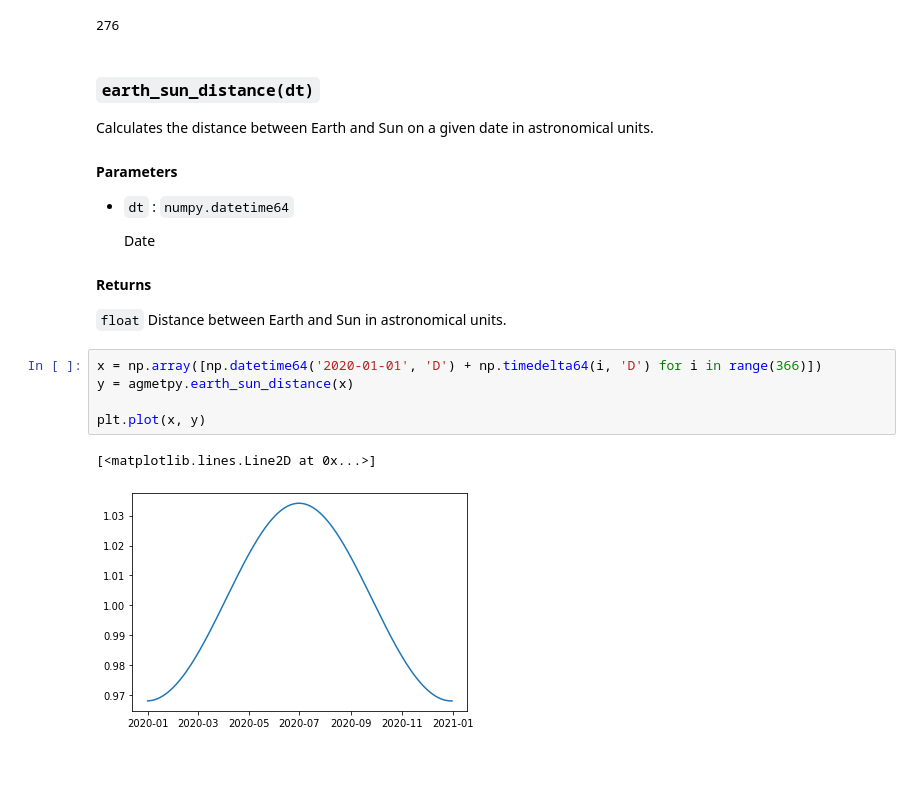
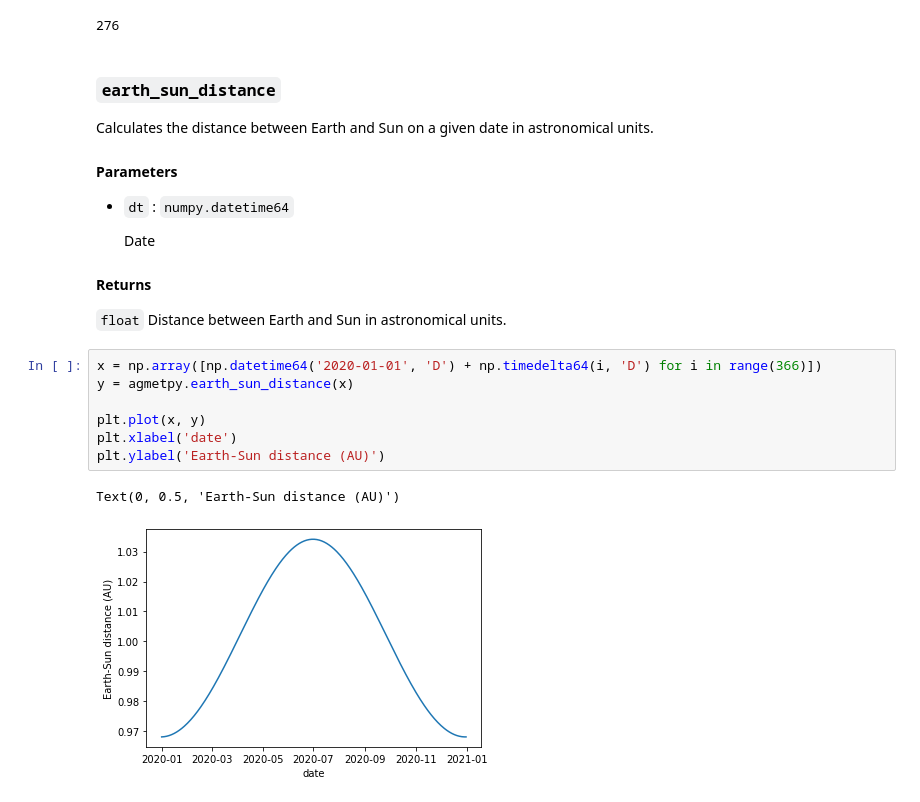
Before and after one commit to jvitorpinto/agmetpy, a Jupyter notebook: docs/notebooks/toolbox.ipynb, the cells around one changed output. Saved outputs shown, nothing was run; the diff lists cells and outputs as text; blank space fills up the shorter version.

```diff
--- a/docs/notebooks/toolbox.ipynb
+++ b/docs/notebooks/toolbox.ipynb
@@ -23,7 +31,7 @@ agmetpy.day_of_year(x)
 # %% [output]
 276
 # %% [markdown]
-### `earth_sun_distance(dt)`
+### `earth_sun_distance`
 
 Calculates the distance between Earth and Sun on a given date in astronomical units.
 
@@ -40,11 +48,13 @@ Distance between Earth and Sun in astronomical units.
 # %%
 x = np.array([np.datetime64('2020-01-01', 'D') + np.timedelta64(i, 'D') for i in range(366)])
 y = agmetpy.earth_sun_distance(x)
 
 plt.plot(x, y)
+plt.xlabel('date')
+plt.ylabel('Earth-Sun distance (AU)')
 # %% [output]
-[<matplotlib.lines.Line2D at 0x...>]
+Text(0, 0.5, 'Earth-Sun distance (AU)')
-[figure, old version]
+[figure, new version]
 # %%
 y = agmetpy.solar_declination(x)
 plt.plot(x, y)
```
Also changed, not shown: parts of 13 cells of this notebook, 2 other files.
